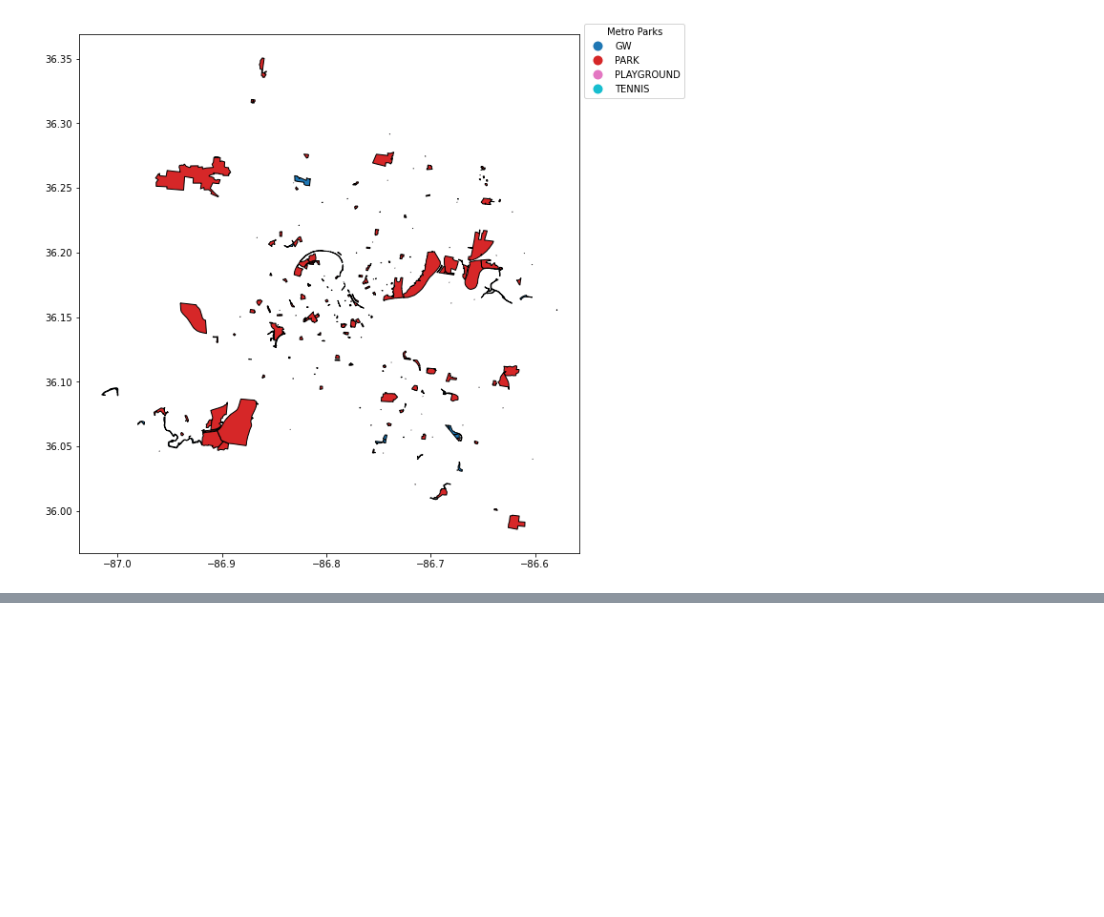
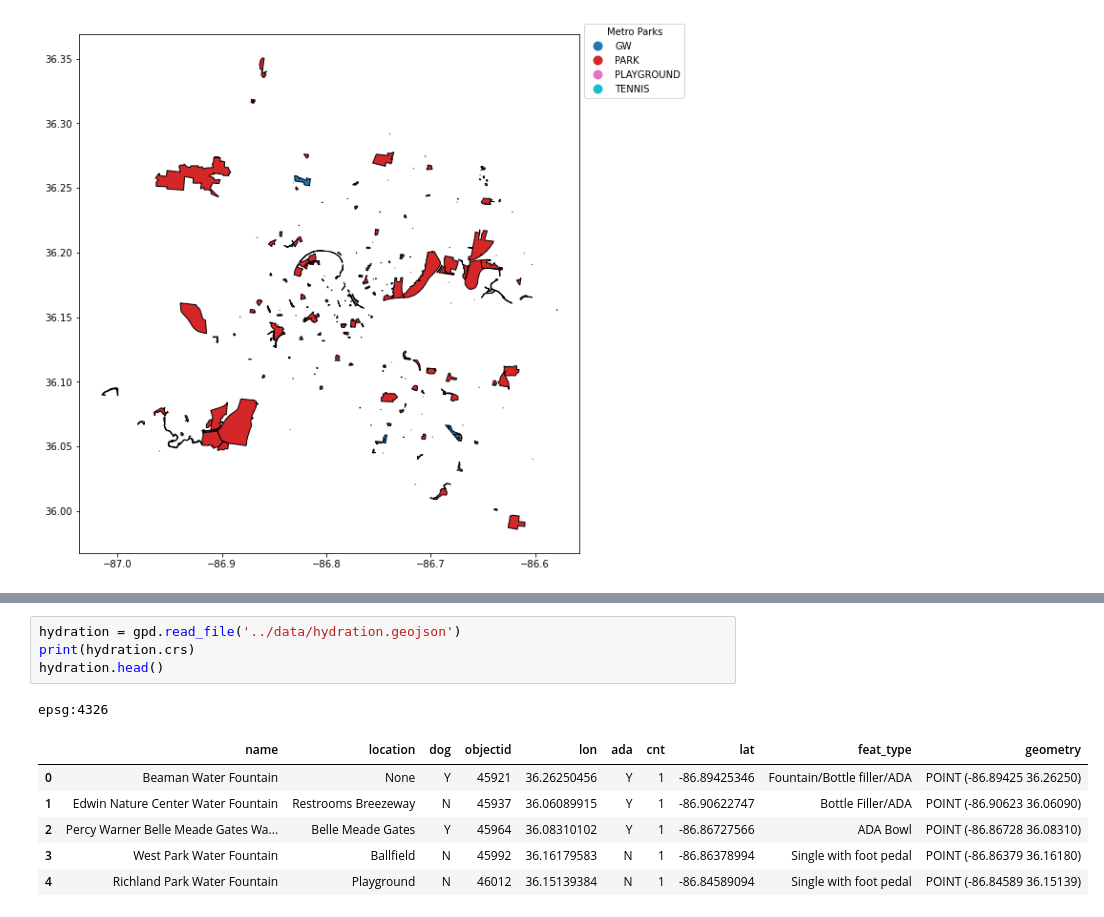
Before and after one commit to NSS-Data-Analytics-Cohort-6/geospatial-python-project-caitbrown12, a Jupyter notebook: notebooks/geospatial_miniproject_hydration.ipynb, the cells around one changed output, grey strips where cells are left out. Saved outputs shown, nothing was run; the diff lists cells and outputs as text; blank space fills up the shorter version.

```diff
--- a/notebooks/geospatial_miniproject_hydration.ipynb
+++ b/notebooks/geospatial_miniproject_hydration.ipynb
@@ -53,0 +57,12 @@ plt.show()
+# %%
+hydration = gpd.read_file('../data/hydration.geojson')
+print(hydration.crs)
+hydration.head()
+# %% [output]
+epsg:4326
+|  | name | location | dog | objectid | lon | ada | cnt | lat | feat_type | geometry |
+| 0 | Beaman Water Fountain | None | Y | 45921 | 36.26250456 | Y | 1 | -86.89425346 | Fountain/Bottle filler/ADA | POINT (-86.89425 36.26250) |
+| 1 | Edwin Nature Center Water Fountain | Restrooms Breezeway | N | 45937 | 36.06089915 | Y | 1 | -86.90622747 | Bottle Filler/ADA | POINT (-86.90623 36.06090) |
+| 2 | Percy Warner Belle Meade Gates Wa... | Belle Meade Gates | Y | 45964 | 36.08310102 | Y | 1 | -86.86727566 | ADA Bowl | POINT (-86.86728 36.08310) |
+| 3 | West Park Water Fountain | Ballfield | N | 45992 | 36.16179583 | N | 1 | -86.86378994 | Single with foot pedal | POINT (-86.86379 36.16180) |
+| 4 | Richland Park Water Fountain | Playground | N | 46012 | 36.15139384 | N | 1 | -86.84589094 | Single with foot pedal | POINT (-86.84589 36.15139) |
```
Also changed, not shown: parts of 29 cells of this notebook.
